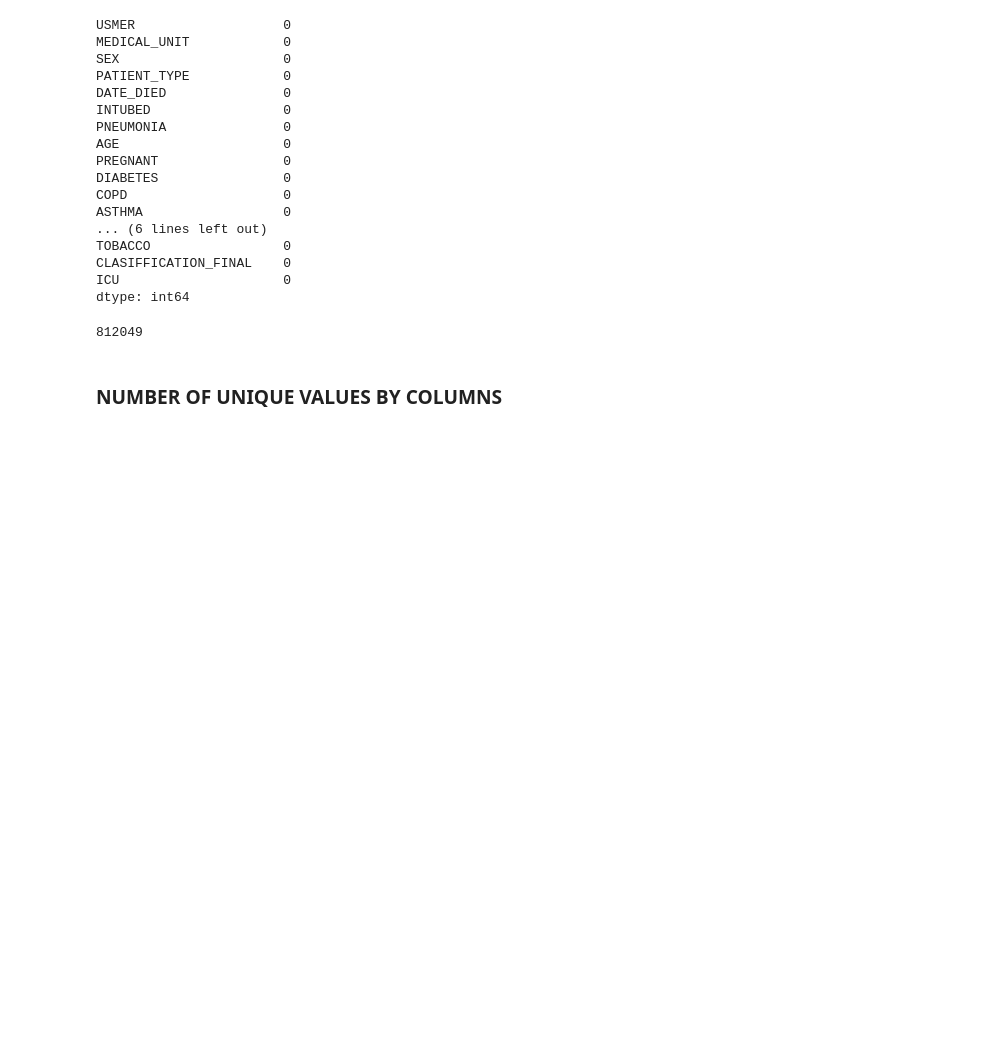
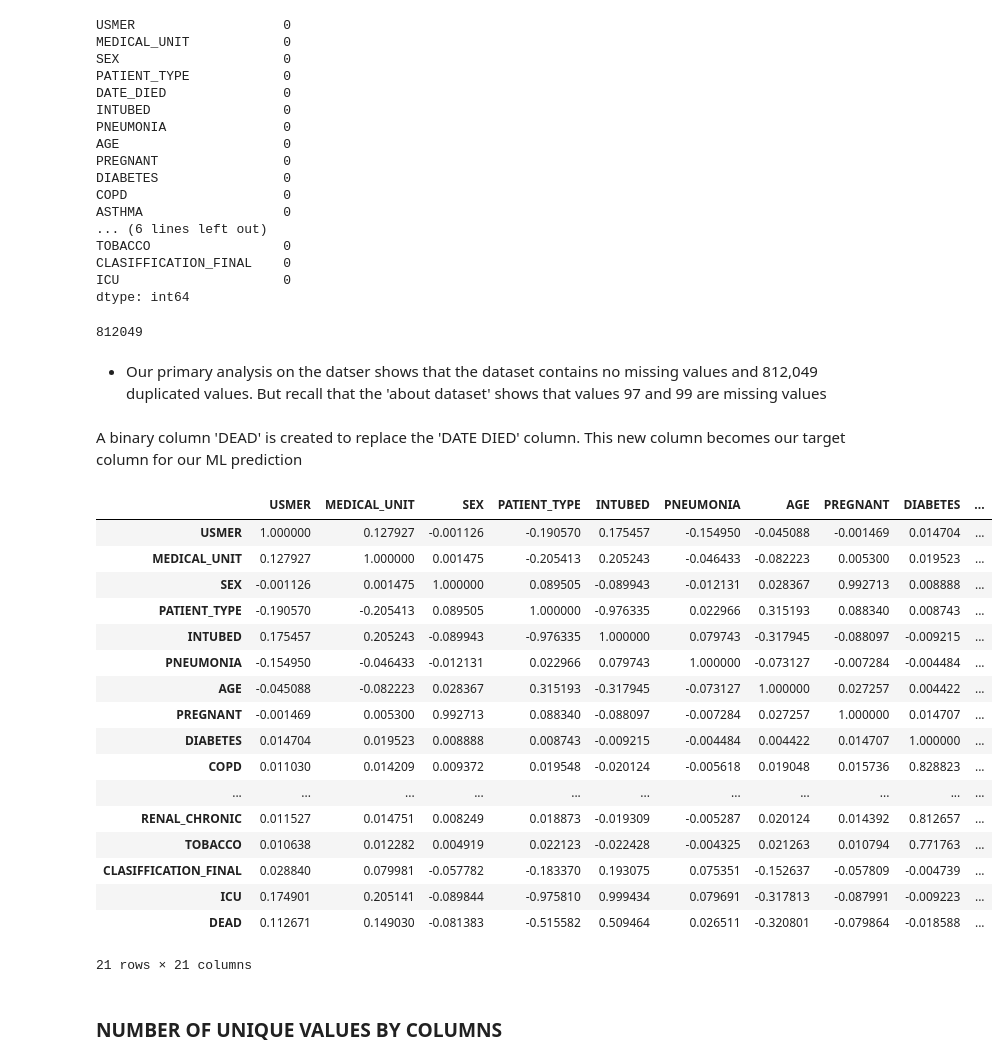
Before and after one commit to ChibuikeOnuba/Covid19-ML-prediction, a Jupyter notebook: covid ml model.ipynb, the cells around one changed output. Drawn from its saved outputs; the diff is of its cells as text; code cells hidden in the pictures; blank space fills up the shorter version.

```diff
--- a/covid ml model.ipynb
+++ b/covid ml model.ipynb
@@ -80,3 +105,8 @@ dtype: int64
 covid.duplicated().sum()
 # %% [output]
 812049
+# %% [markdown]
+* Our primary analysis on the datser shows that the dataset contains no missing values and 812,049 duplicated values.
+But recall that the 'about dataset' shows that values 97 and 99 are missing values
+# %% [markdown]
+A binary column 'DEAD' is created to replace the 'DATE DIED' column. This new column becomes our target column for our ML prediction
@@ -83,3 +117,25 @@ covid.duplicated().sum()
+# %%
+corr_table = covid.corr()
+corr_table
+# %% [output]
+|  | USMER | MEDICAL_UNIT | SEX | PATIENT_TYPE | INTUBED | PNEUMONIA | AGE | PREGNANT | DIABETES | ... |
+| USMER | 1.000000 | 0.127927 | -0.001126 | -0.190570 | 0.175457 | -0.154950 | -0.045088 | -0.001469 | 0.014704 | ... |
+| MEDICAL_UNIT | 0.127927 | 1.000000 | 0.001475 | -0.205413 | 0.205243 | -0.046433 | -0.082223 | 0.005300 | 0.019523 | ... |
+| SEX | -0.001126 | 0.001475 | 1.000000 | 0.089505 | -0.089943 | -0.012131 | 0.028367 | 0.992713 | 0.008888 | ... |
+| PATIENT_TYPE | -0.190570 | -0.205413 | 0.089505 | 1.000000 | -0.976335 | 0.022966 | 0.315193 | 0.088340 | 0.008743 | ... |
+| INTUBED | 0.175457 | 0.205243 | -0.089943 | -0.976335 | 1.000000 | 0.079743 | -0.317945 | -0.088097 | -0.009215 | ... |
+| PNEUMONIA | -0.154950 | -0.046433 | -0.012131 | 0.022966 | 0.079743 | 1.000000 | -0.073127 | -0.007284 | -0.004484 | ... |
+| AGE | -0.045088 | -0.082223 | 0.028367 | 0.315193 | -0.317945 | -0.073127 | 1.000000 | 0.027257 | 0.004422 | ... |
+| PREGNANT | -0.001469 | 0.005300 | 0.992713 | 0.088340 | -0.088097 | -0.007284 | 0.027257 | 1.000000 | 0.014707 | ... |
+| DIABETES | 0.014704 | 0.019523 | 0.008888 | 0.008743 | -0.009215 | -0.004484 | 0.004422 | 0.014707 | 1.000000 | ... |
+| COPD | 0.011030 | 0.014209 | 0.009372 | 0.019548 | -0.020124 | -0.005618 | 0.019048 | 0.015736 | 0.828823 | ... |
+| ... | ... | ... | ... | ... | ... | ... | ... | ... | ... | ... |
+| RENAL_CHRONIC | 0.011527 | 0.014751 | 0.008249 | 0.018873 | -0.019309 | -0.005287 | 0.020124 | 0.014392 | 0.812657 | ... |
+| TOBACCO | 0.010638 | 0.012282 | 0.004919 | 0.022123 | -0.022428 | -0.004325 | 0.021263 | 0.010794 | 0.771763 | ... |
+| CLASIFFICATION_FINAL | 0.028840 | 0.079981 | -0.057782 | -0.183370 | 0.193075 | 0.075351 | -0.152637 | -0.057809 | -0.004739 | ... |
+| ICU | 0.174901 | 0.205141 | -0.089844 | -0.975810 | 0.999434 | 0.079691 | -0.317813 | -0.087991 | -0.009223 | ... |
+| DEAD | 0.112671 | 0.149030 | -0.081383 | -0.515582 | 0.509464 | 0.026511 | -0.320801 | -0.079864 | -0.018588 | ... |
+21 rows × 21 columns
 # %% [markdown]
 ### NUMBER OF UNIQUE VALUES BY COLUMNS
 # %%
```
Also changed, not shown: parts of 52 cells of this notebook.
